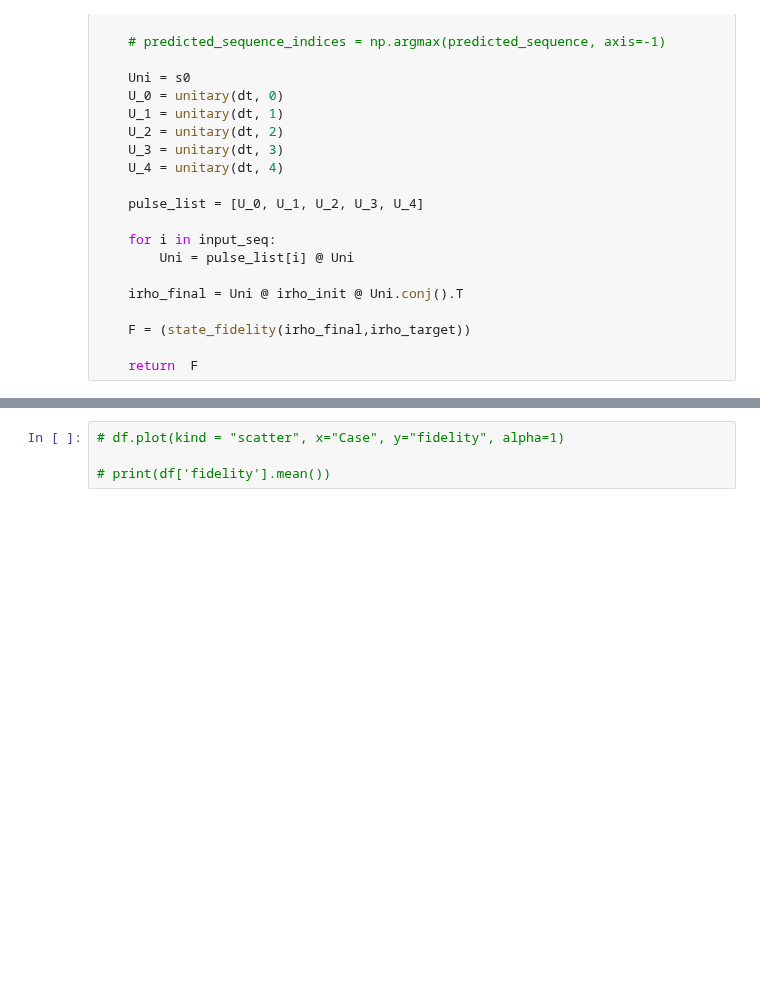
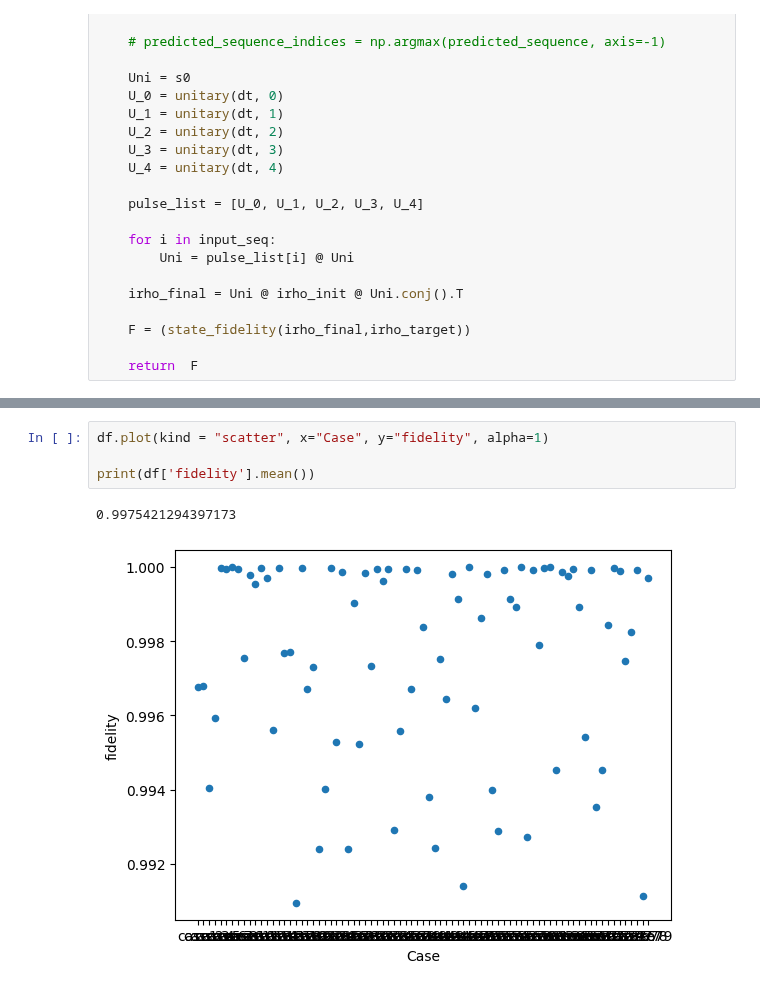
Before and after one commit to NostalgicJ/Quantum_2023, a Jupyter notebook: data_confirm.ipynb, the cells around one changed output, grey strips where cells are left out. Cells and saved outputs as stored; diff of their text form; blank space fills up the shorter version.

```diff
--- a/data_confirm.ipynb
+++ b/data_confirm.ipynb
@@ -239,5 +243,8 @@ print(min(fidelities))
 # %%
-# df.plot(kind = "scatter", x="Case", y="fidelity", alpha=1)
+df.plot(kind = "scatter", x="Case", y="fidelity", alpha=1)
 
-# print(df['fidelity'].mean())
+print(df['fidelity'].mean())
+# %% [output]
+0.9975421294397173
+[figure, added]
 # %%
```
Also changed, not shown: parts of 8 cells of this notebook, 3 other files.
